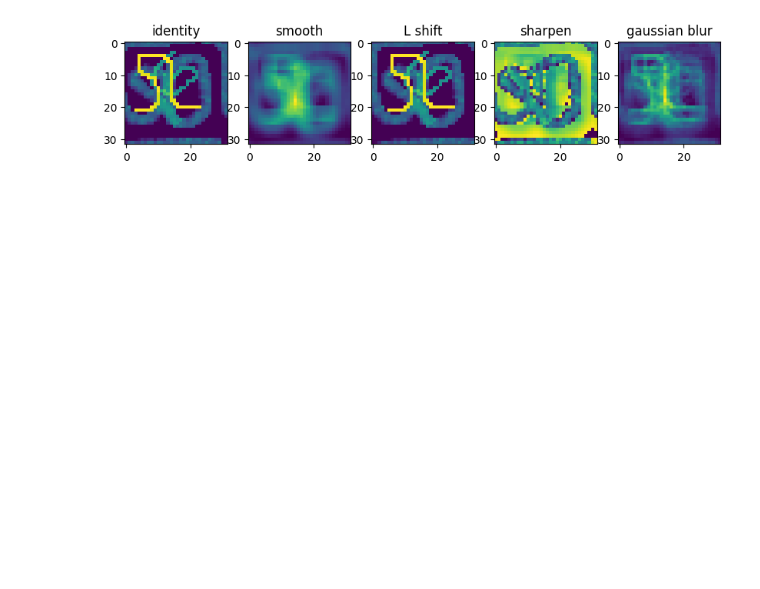
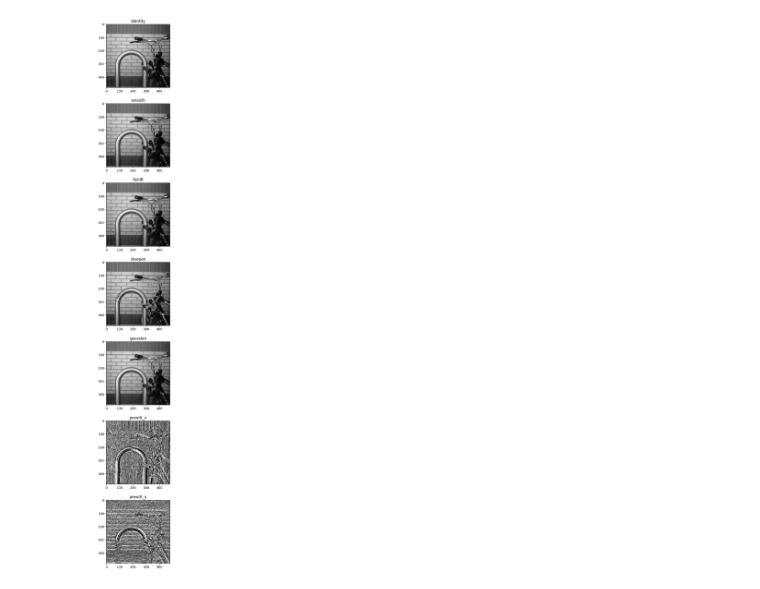
Before and after one commit to JuliuszSyrewicz/fourier, a Jupyter notebook: filters.ipynb, the cells around one changed output. Drawn from its saved outputs; the diff is of its cells as text; code cells hidden in the pictures; blank space fills up the shorter version.

```diff
--- a/filters.ipynb
+++ b/filters.ipynb
@@ -77 +108,22 @@ def linear_filter(kernel, image):
+# %%
+n = 3
+kernels = {}
+
+# class for allowing iteration over all instances of the Kernel class
+class IterRegistry(type):
+    def __iter__(cls):
+        return iter(cls._registry)
+
+class Kernel(metaclass=IterRegistry):
+    _registry = []
+
+    def __init__(self, name, kernel, operation_type="correlation"):
+        self._registry.append(self)
+
+        self.name = name
+        self.kernel = kernel
+        self.operation_type = operation_type
+
+    def __str__(self):
+        return self.name
 # %%
@@ -109,6 +171,6 @@ kernels["gaussian blur"] = kernel_gaussian
 # %%
 # combine data for all kernels to set a uniform colormap
-combined_data = np.array([kernelI, kernel_smooth, kernel_Lshift, kernel_sharpen])
+combined_data = np.array([kernel.kernel for kernel in Kernel])
 _min, _max = np.amin(combined_data), np.amax(combined_data)
 
 plot_size = 8
@@ -118,7 +180,7 @@ colormap = "plasma"
 
 i = 0
 for key in kernels:
-    axs[i].imshow(kernels[key], vmin = _min, vmax = _max, cmap = colormap)
+    axs[i].imshow(kernels[key].kernel, vmin = _min, vmax = _max, cmap = colormap)
     axs[i].set_title(key)
     i -=- 1
 # %% [output]
@@ -134,7 +196,7 @@ i = 0
 for key in kernels:
     ax = fig.add_subplot(1, len(kernels), i+1, projection='3d')
     axs.append(ax)
-    axs[i].plot_surface(X, Y, kernels[key], cmap="viridis")
+    axs[i].plot_surface(X, Y, kernels[key].kernel, cmap="viridis")
     axs[i].set_title(key)
     i -=- 1
 plt.show()
@@ -143,23 +205,20 @@ plt.show()
 # %%
-input = small_gray
+test_image = bike_gray
 filtered_images = {}
 for key in kernels:
-    filtered_images[key] = linear_filter(kernels[key], input)
+    filtered_images[key] = linear_filter(kernels[key].kernel, test_image, mode=kernels[key].operation_type)
 # %%
-plot_size = 10
-fig, axs = plt.subplots(1, len(kernels), figsize=(plot_size, plot_size))
+plot_size = 25
+padding = 3
 
+fig, axs = plt.subplots(len(kernels), 1, figsize=(plot_size, plot_size))
+fig.tight_layout(pad = padding)
 i = 0
 for key in filtered_images:
-    axs[i].imshow(filtered_images[key])
+    axs[i].imshow(filtered_images[key], cmap='gray')
     axs[i].set_title(key)
     i -=- 1
 
-# axs[0][0].imshow(identity, cmap='gray')
-# axs[0][1].imshow(smooth, cmap='gray')
-# axs[1][0].imshow(shifted, cmap='gray')
-# axs[1][1].imshow(sharpened, cmap='gray')
-
 plt.show()
 # %% [output]
-[figure, old version]
+[figure, new version]
```
Also changed, not shown: parts of 9 cells of this notebook, 1 other file.
